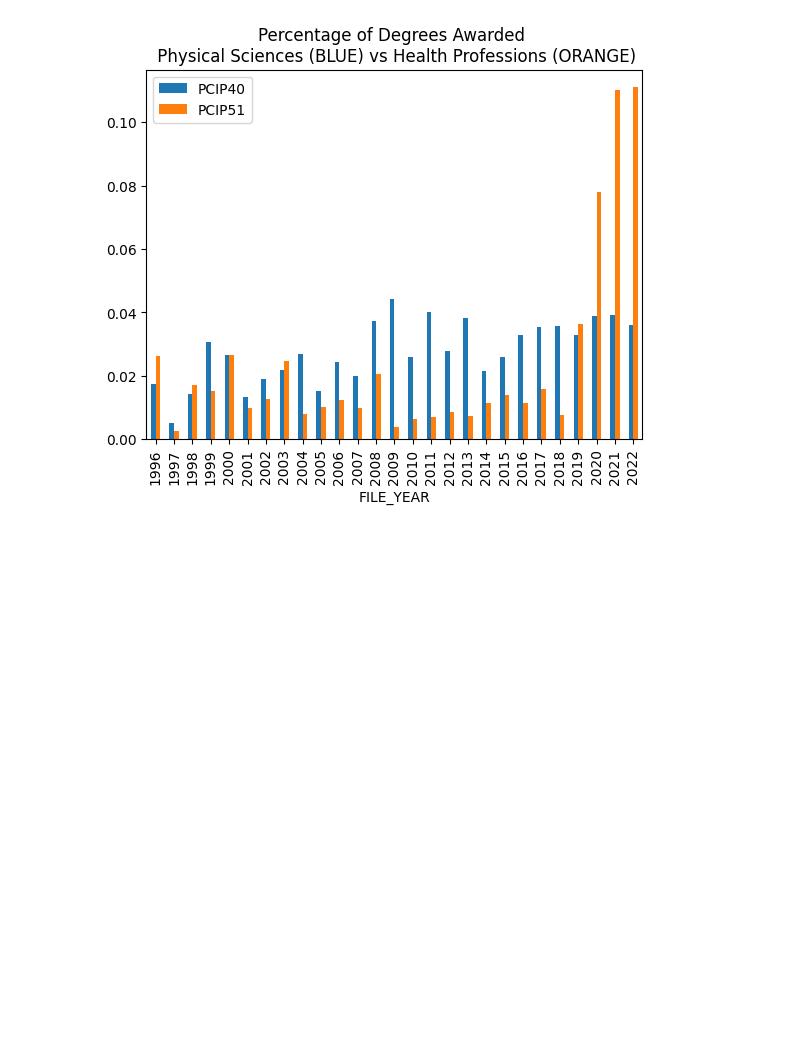
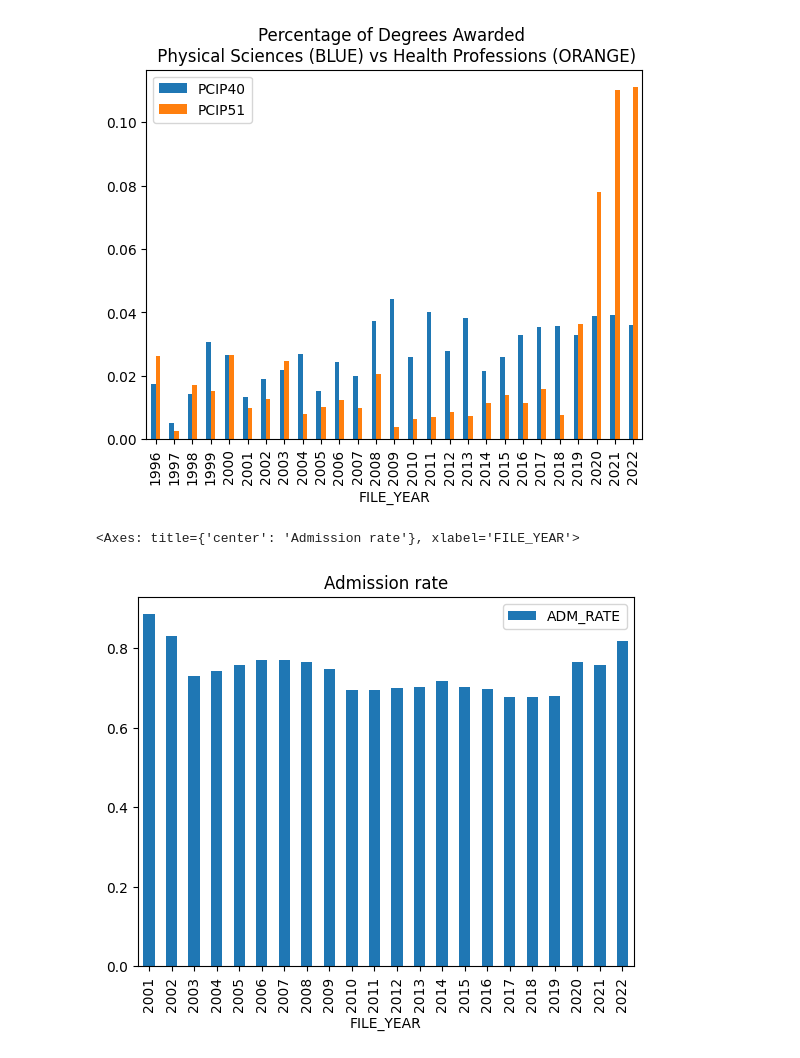
Before and after one commit to PhysicsBen/carthage-lecture-2025, a Jupyter notebook: hackathon/hackathon_readme.ipynb, the cells around one changed output. Cells and saved outputs as stored; diff of their text form; code cells hidden in the pictures; blank space fills up the shorter version.

```diff
--- a/hackathon/hackathon_readme.ipynb
+++ b/hackathon/hackathon_readme.ipynb
@@ -335,3 +375,8 @@ institution_all_years_carthage.plot(x='FILE_YEAR', y=['PCIP40', 'PCIP51'], kind=
 # %% [output]
 <Axes: title={'center': 'Percentage of Degrees Awarded \n Physical Sciences (BLUE) vs Health Professions (ORANGE)'}, xlabel='FILE_YEAR'>
 [figure]
+# %%
+institution_all_years_carthage[institution_all_years_carthage.FILE_YEAR>2000].plot(x='FILE_YEAR', y='ADM_RATE', kind='bar', title=institution_data_dictionary[institution_data_dictionary['VARIABLE NAME']=='ADM_RATE']['NAME OF DATA ELEMENT'].values[0])
+# %% [output]
+<Axes: title={'center': 'Admission rate'}, xlabel='FILE_YEAR'>
+[figure, added]
```
Also changed, not shown: parts of 18 cells of this notebook.
